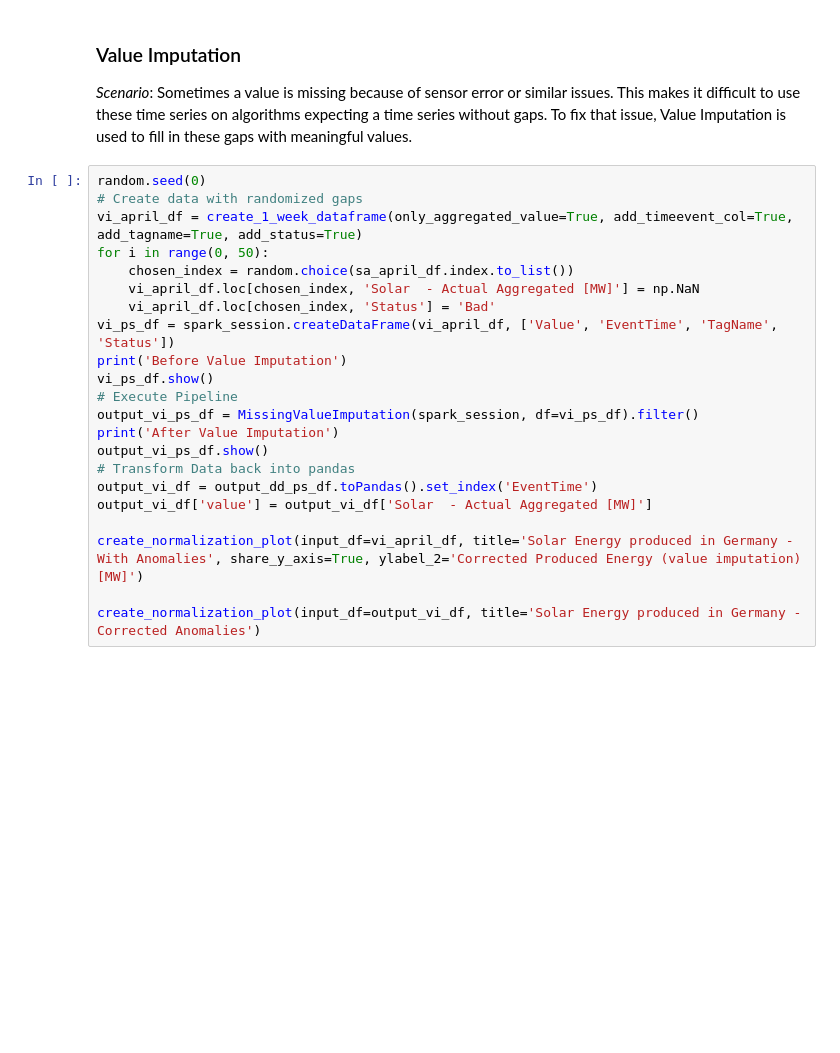
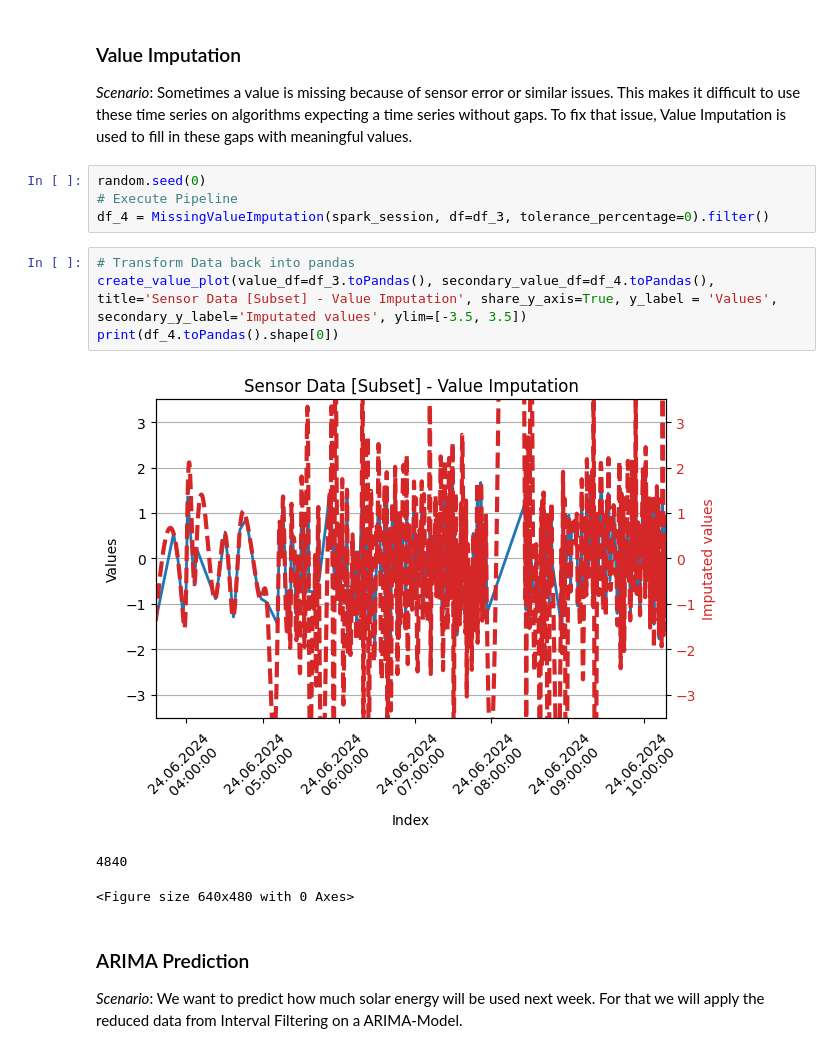
Before and after one commit to rtdip/core, a Jupyter notebook: notebook/pipeline_showcase.ipynb, the cells around one changed output. Saved outputs shown, nothing was run; the diff lists cells and outputs as text; blank space fills up the shorter version.

```diff
--- a/notebook/pipeline_showcase.ipynb
+++ b/notebook/pipeline_showcase.ipynb
@@ -204,23 +126,17 @@ create_normalization_plot(input_df=april_df, normalized_df=forecasted_df.tail(ha
 Sometimes a value is missing because of sensor error or similar issues. This makes it difficult to use these time series on algorithms expecting a time series without gaps. To fix that issue, Value Imputation is used to fill in these gaps with meaningful values.
 # %%
 random.seed(0)
-# Create data with randomized gaps
-vi_april_df = create_1_week_dataframe(only_aggregated_value=True, add_timeevent_col=True, add_tagname=True, add_status=True)
-for i in range(0, 50):
-    chosen_index = random.choice(sa_april_df.index.to_list())
-    vi_april_df.loc[chosen_index, 'Solar  - Actual Aggregated [MW]'] = np.NaN
-    vi_april_df.loc[chosen_index, 'Status'] = 'Bad'
-vi_ps_df = spark_session.createDataFrame(vi_april_df, ['Value', 'EventTime', 'TagName', 'Status'])
-print('Before Value Imputation')
-vi_ps_df.show()
 # Execute Pipeline
-output_vi_ps_df = MissingValueImputation(spark_session, df=vi_ps_df).filter()
-print('After Value Imputation')
-output_vi_ps_df.show()
-# Transform Data back into pandas
-output_vi_df = output_dd_ps_df.toPandas().set_index('EventTime')
-output_vi_df['value'] = output_vi_df['Solar  - Actual Aggregated [MW]']
-
-create_normalization_plot(input_df=vi_april_df, title='Solar Energy produced in Germany - With Anomalies', share_y_axis=True, ylabel_2='Corrected Produced Energy (value imputation) [MW]')
-
-create_normalization_plot(input_df=output_vi_df, title='Solar Energy produced in Germany - Corrected Anomalies')
+df_4 = MissingValueImputation(spark_session, df=df_3, tolerance_percentage=0).filter()
+# %%
+# Transform Data back into pandas
+create_value_plot(value_df=df_3.toPandas(), secondary_value_df=df_4.toPandas(), title='Sensor Data [Subset] - Value Imputation', share_y_axis=True, y_label = 'Values', secondary_y_label='Imputated values', ylim=[-3.5, 3.5])
+print(df_4.toPandas().shape[0])
+# %% [output]
+[figure, added]
+4840
+<Figure size 640x480 with 0 Axes>
+# %% [markdown]
+### ARIMA Prediction
+*Scenario*:
+We want to predict how much solar energy will be used next week. For that we will apply the reduced data from Interval Filtering on a ARIMA-Model.
```
Also changed, not shown: parts of 15 cells of this notebook.
